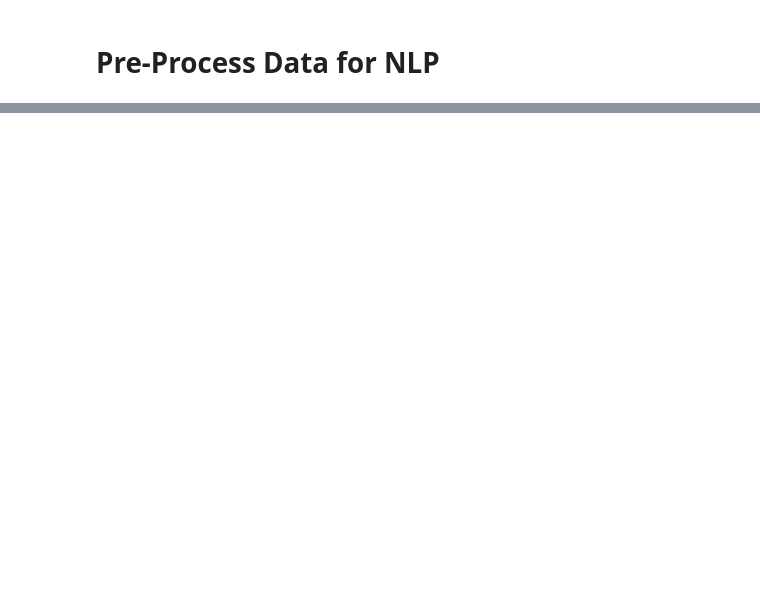
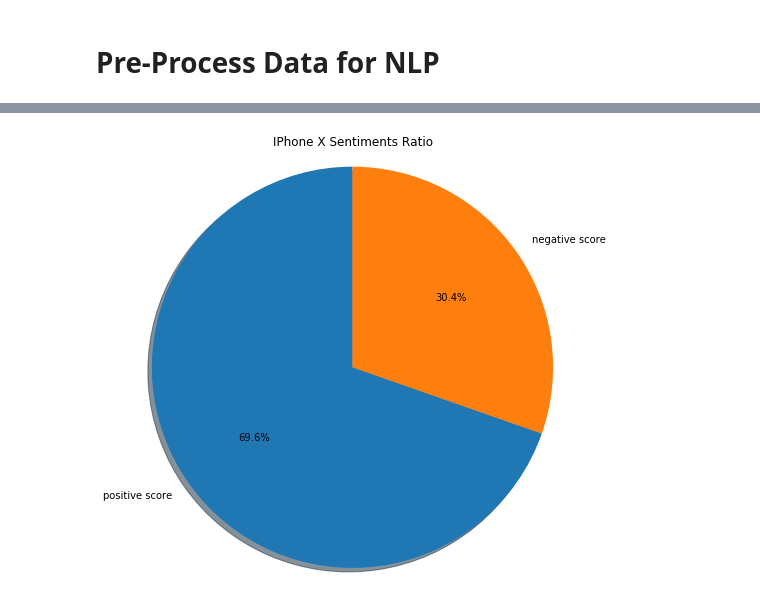
Before and after one commit to ayan1995/Thinkful, a Jupyter notebook: Bootcamp/Final Capstone Opinion Mining/opinion_mining/Notebook/Opinion Mining/Opinion Mining.ipynb, the cells around one changed output, grey strips where cells are left out. Drawn from its saved outputs; the diff is of its cells as text; code cells hidden in the pictures; blank space fills up the shorter version.

```diff
--- a/Bootcamp/Final Capstone Opinion Mining/opinion_mining/Notebook/Opinion Mining/Opinion Mining.ipynb
+++ b/Bootcamp/Final Capstone Opinion Mining/opinion_mining/Notebook/Opinion Mining/Opinion Mining.ipynb
@@ -247,0 +230,9 @@ opinion_words = neg + pos
+# %%
+# Create Dictionary
+id2word = corpora.Dictionary(data_lemmatized)
+
+# Create Corpus
+texts = data_lemmatized
+
+# Term Document Frequency
+corpus = [id2word.doc2bow(text) for text in texts]
@@ -343,11 +369,10 @@ def feature_sentiment(sentence):
     return sent_dict
 # %%
 # Create list of texts
-
-iphone_reviews = df[df['phone']=='IPhone X']
+iphone_reviews = labelled_df[labelled_df['phone']=='IPhone X']
 iphonex = list(iphone_reviews.text)
 
-s9_reviews = df[df['phone']=='Samsung Galaxy S9']
+s9_reviews = labelled_df[labelled_df['phone']=='Samsung Galaxy S9']
 s9 = list(s9_reviews.text)
 
 # Join the list into one string of texts
@@ -385,7 +412,7 @@ iphonex_negative = iphonex_negative.drop(['index', 'aspects'], axis=1)
 iphonex_negative = iphonex_negative.reindex(sorted(iphonex_negative), axis=1)
 
 iphonex_positive = iphonex[iphonex['score']>0]
-iphonex_positive['negative aspects'] = iphonex_positive['aspects']
+iphonex_positive['positive aspects'] = iphonex_positive['aspects']
 iphonex_positive = iphonex_positive.reset_index()
 iphonex_positive = iphonex_positive.drop(['index', 'aspects'], axis=1)
 iphonex_positive = iphonex_positive.reindex(sorted(iphonex_positive), axis=1)
@@ -400,7 +427,20 @@ s9_negative = s9_negative.drop(['index', 'aspects'], axis=1)
 s9_negative = s9_negative.reindex(sorted(s9_negative), axis=1)
 
 s9_positive = s9[s9['score']>0]
-s9_positive['negative aspects'] = s9_positive['aspects']
+s9_positive['positive aspects'] = s9_positive['aspects']
 s9_positive = s9_positive.reset_index()
 s9_positive = s9_positive.drop(['index', 'aspects'], axis=1)
 s9_positive = s9_positive.reindex(sorted(s9_positive), axis=1)
+
+# Combine positive and negative features side-by-side
+s_9 = pd.DataFrame()
+s_9['positive aspects'] = s9_positive['positive aspects']
+s_9['positive score'] = s9_positive['score']
+s_9['negative aspects'] = s9_negative['negative aspects']
+s_9['negative score'] = s9_negative['score']
+
+iphone_x = pd.DataFrame()
+iphone_x['positive aspects'] = iphonex_positive['positive aspects']
+iphone_x['positive score'] = iphonex_positive['score']
+iphone_x['negative aspects'] = iphonex_negative['negative aspects']
+iphone_x['negative score'] = iphonex_negative['score']
@@ -412,0 +482,15 @@ s9_positive = s9_positive.reindex(sorted(s9_positive), axis=1)
+# %%
+# Create Pie Chart showing ratio of positive to negative aspects
+
+iphonex_positive_count = iphone_x['positive score'].sum()
+iphonex_negative_count = ((-1)*iphone_x['negative score'].sum())
+iphonex_ratio = [iphonex_positive_count, iphonex_negative_count]
+labels = 'positive score', 'negative score'
+
+fig, ax = plt.subplots(figsize=(8, 8), subplot_kw=dict(aspect="equal"))
+ax.pie(iphonex_ratio, labels=labels, autopct='%1.1f%%', shadow=True, startangle=90)
+ax.axis('equal')  # Equal aspect ratio ensures that pie is drawn as a circle.
+ax.set_title("IPhone X Sentiments Ratio")
+plt.show()
+# %% [output]
+[figure, added]
```
Also changed, not shown: parts of 37 cells of this notebook, 2 other files.
